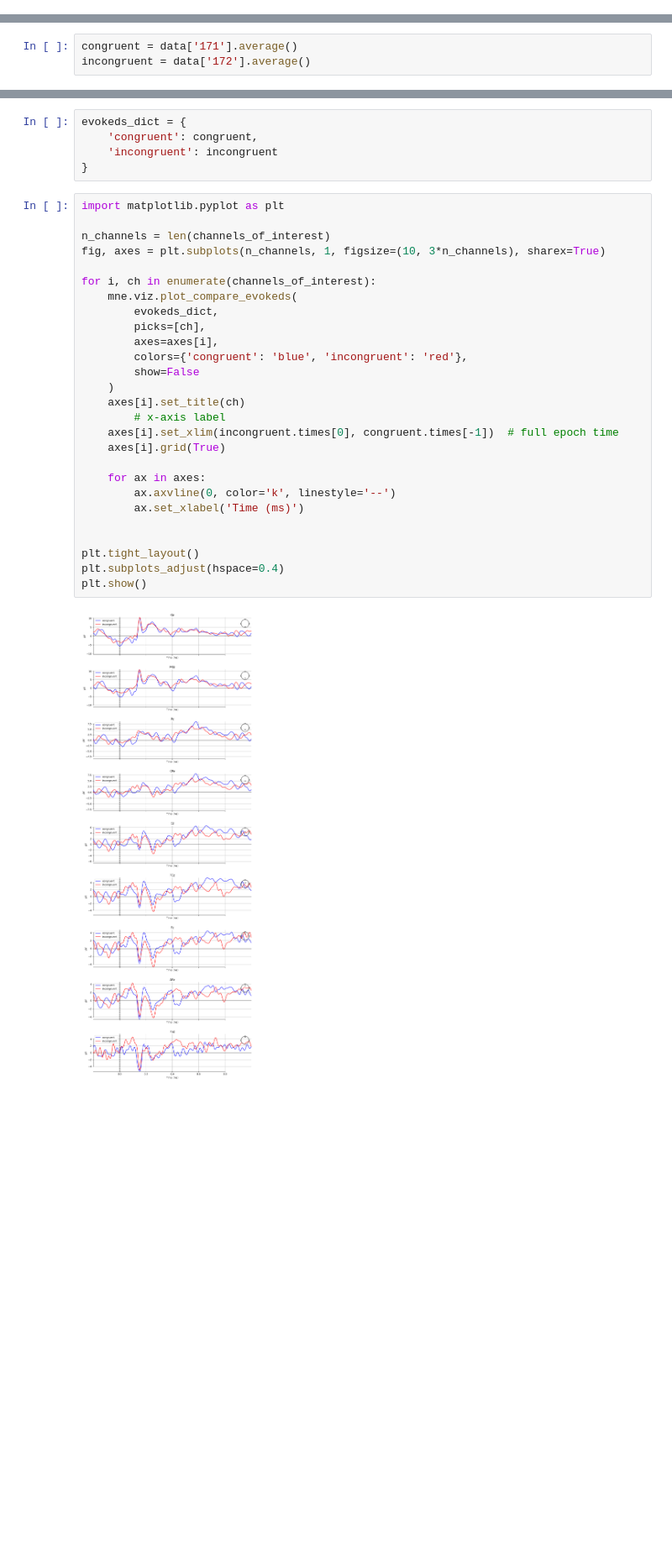
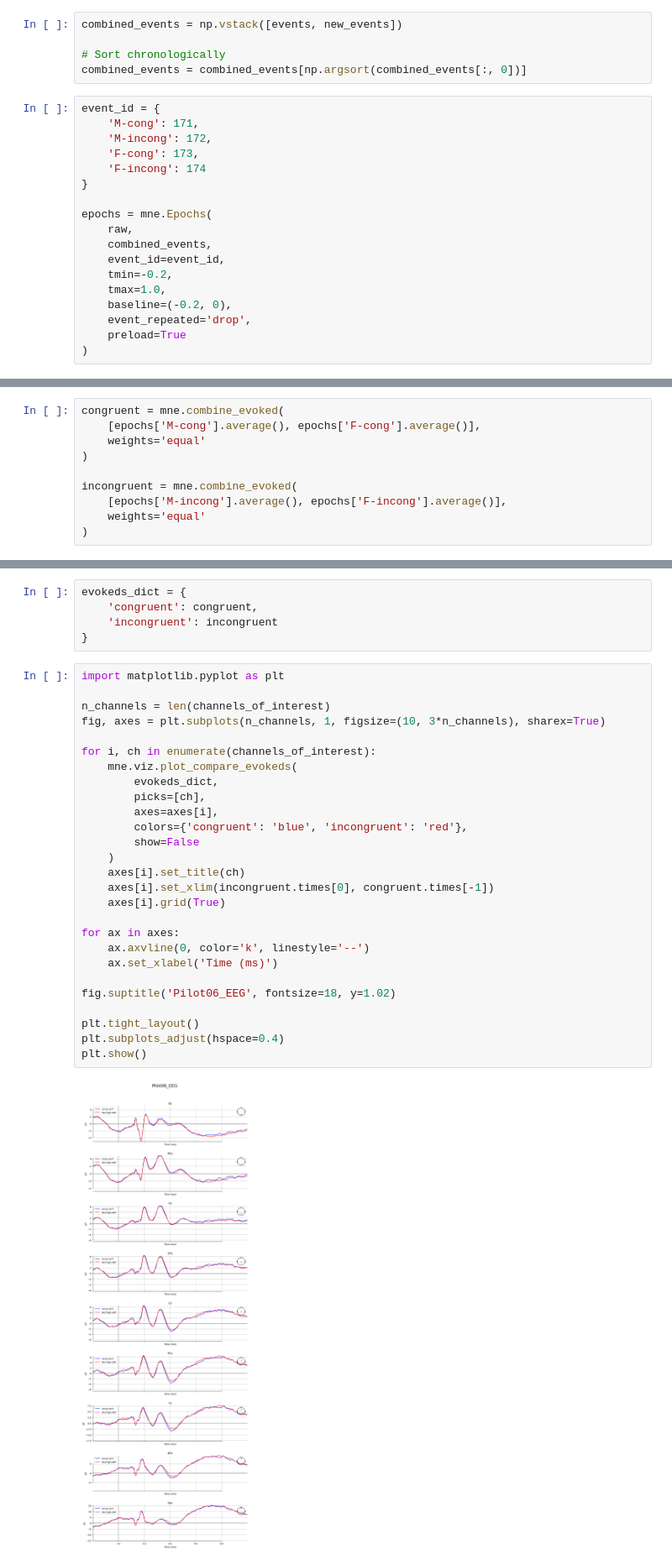
Before and after one commit to P-Punyawat/Gender-name-priming-task, a Jupyter notebook: neuromarketing-priming/erp_analysis.ipynb, the cells around one changed output, grey strips where cells are left out. Shown at 84% size. Drawn from its saved outputs; the diff is of its cells as text; blank space fills up the shorter version.

```diff
--- a/neuromarketing-priming/erp_analysis.ipynb
+++ b/neuromarketing-priming/erp_analysis.ipynb
@@ -246,0 +248,23 @@ No baseline correction applied
+# %%
+combined_events = np.vstack([events, new_events])
+
+# Sort chronologically
+combined_events = combined_events[np.argsort(combined_events[:, 0])]
+# %%
+event_id = {
+    'M-cong': 171,
+    'M-incong': 172,
+    'F-cong': 173,
+    'F-incong': 174
+}
+
+epochs = mne.Epochs(
+    raw,
+    combined_events,
+    event_id=event_id,
+    tmin=-0.2,
+    tmax=1.0,
+    baseline=(-0.2, 0),
+    event_repeated='drop',
+    preload=True
+)
@@ -247,6 +279,13 @@ No baseline correction applied
 # %%
-congruent = data['171'].average()
-incongruent = data['172'].average()
+congruent = mne.combine_evoked(
+    [epochs['M-cong'].average(), epochs['F-cong'].average()],
+    weights='equal'
+)
+
+incongruent = mne.combine_evoked(
+    [epochs['M-incong'].average(), epochs['F-incong'].average()],
+    weights='equal'
+)
 # %%
 channels_of_interest = ['Oz', 'POz', 'Pz', 'CPz', 'Cz', 'FCz', 'Fz', 'AFz', 'Fpz']
 # %%
@@ -257,29 +296,29 @@ evokeds_dict = {
 # %%
 import matplotlib.pyplot as plt
 
 n_channels = len(channels_of_interest)
 fig, axes = plt.subplots(n_channels, 1, figsize=(10, 3*n_channels), sharex=True)
 
 for i, ch in enumerate(channels_of_interest):
     mne.viz.plot_compare_evokeds(
         evokeds_dict,
         picks=[ch],
         axes=axes[i],
         colors={'congruent': 'blue', 'incongruent': 'red'},
         show=False
     )
     axes[i].set_title(ch)
-        # x-axis label
-    axes[i].set_xlim(incongruent.times[0], congruent.times[-1])  # full epoch time
+    axes[i].set_xlim(incongruent.times[0], congruent.times[-1])
     axes[i].grid(True)
 
-    for ax in axes:
-        ax.axvline(0, color='k', linestyle='--')
-        ax.set_xlabel('Time (ms)')
+for ax in axes:
+    ax.axvline(0, color='k', linestyle='--')
+    ax.set_xlabel('Time (ms)')
 
+fig.suptitle('Pilot06_EEG', fontsize=18, y=1.02)
 
 plt.tight_layout()
 plt.subplots_adjust(hspace=0.4)
 plt.show()
 # %% [output]
-[figure, old version]
+[figure, new version]
```
Also changed, not shown: parts of 15 cells of this notebook, 2 other files.
